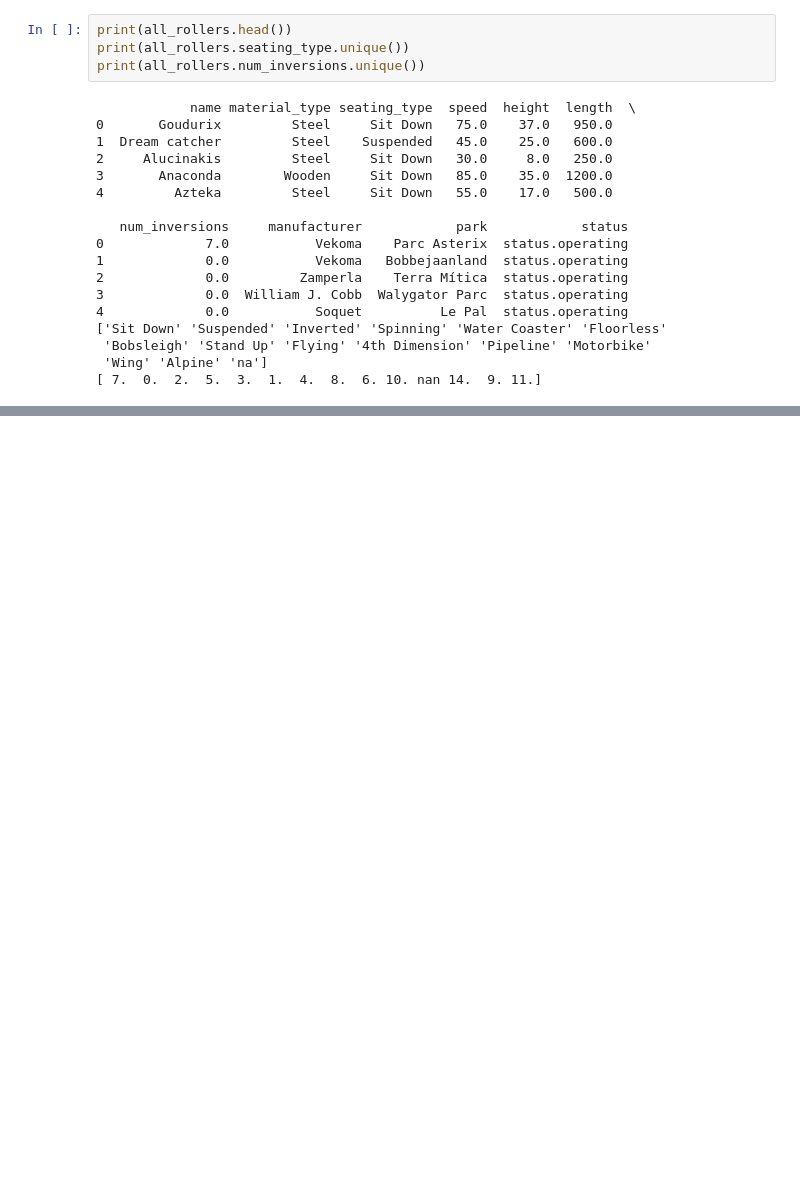
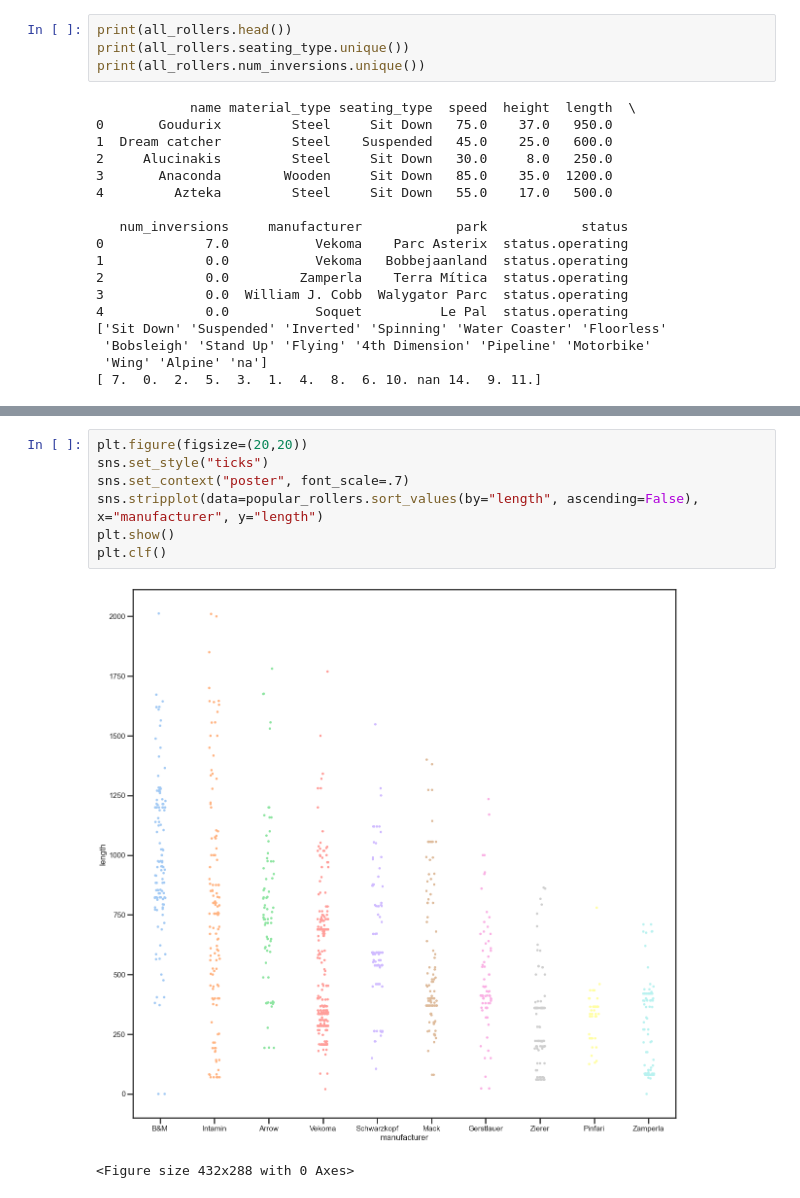
Before and after one commit to gesaretto/notebooks, a Jupyter notebook: data_science_and_visualization/roller_coasters/roller_coasters_analysis.ipynb, the cells around one changed output, grey strips where cells are left out. Cells and saved outputs as stored; diff of their text form; blank space fills up the shorter version.

```diff
--- a/data_science_and_visualization/roller_coasters/roller_coasters_analysis.ipynb
+++ b/data_science_and_visualization/roller_coasters/roller_coasters_analysis.ipynb
@@ -311,0 +387,10 @@ Name: name, dtype: int64
+# %%
+plt.figure(figsize=(20,20))
+sns.set_style("ticks")
+sns.set_context("poster", font_scale=.7)
+sns.stripplot(data=popular_rollers.sort_values(by="length", ascending=False), x="manufacturer", y="length")
+plt.show()
+plt.clf()
+# %% [output]
+[figure, added]
+<Figure size 432x288 with 0 Axes>
```
Also changed, not shown: parts of 6 cells of this notebook.
